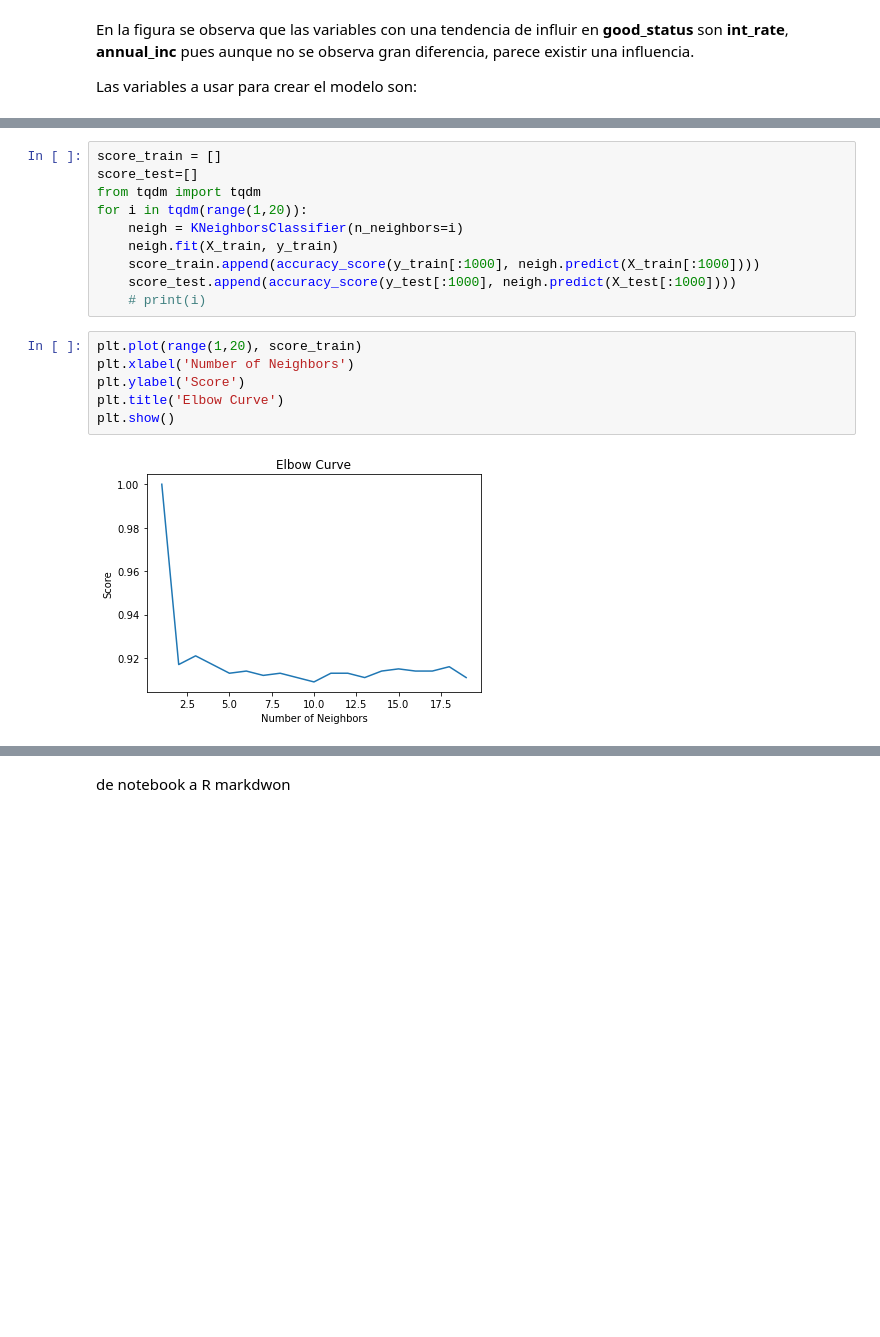
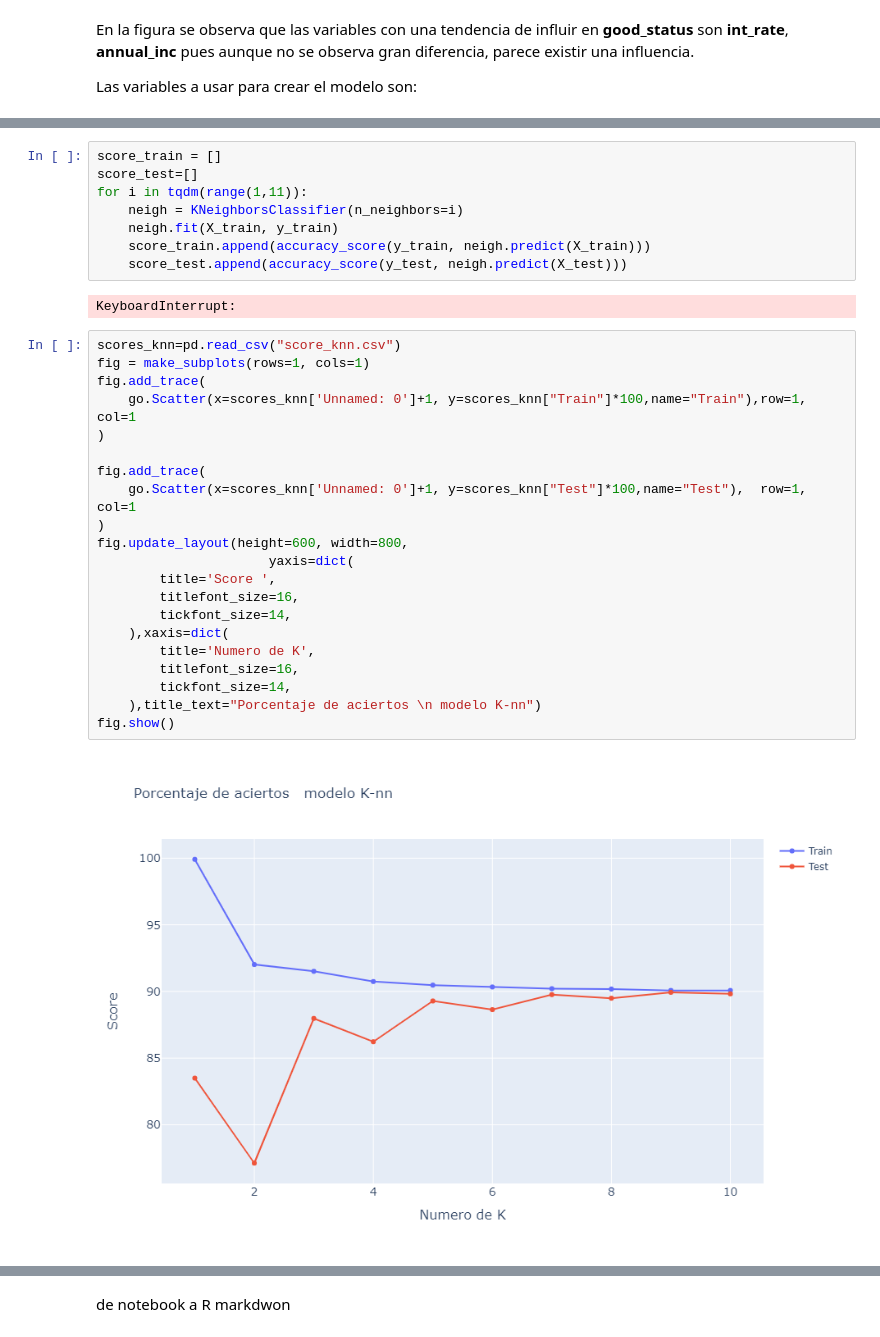
Before and after one commit to Germanchelo13/Credit-risk-model, a Jupyter notebook: informe_prueba.ipynb, the cells around one changed output, grey strips where cells are left out. Saved outputs shown, nothing was run; the diff lists cells and outputs as text; blank space fills up the shorter version.

```diff
--- a/informe_prueba.ipynb
+++ b/informe_prueba.ipynb
@@ -396,18 +464,33 @@ X_train
 # %%
 score_train = []
 score_test=[]
-from tqdm import tqdm
-for i in tqdm(range(1,20)):
+for i in tqdm(range(1,11)):
     neigh = KNeighborsClassifier(n_neighbors=i)
     neigh.fit(X_train, y_train)
-    score_train.append(accuracy_score(y_train[:1000], neigh.predict(X_train[:1000])))
-    score_test.append(accuracy_score(y_test[:1000], neigh.predict(X_test[:1000])))
-    # print(i)
+    score_train.append(accuracy_score(y_train, neigh.predict(X_train)))
+    score_test.append(accuracy_score(y_test, neigh.predict(X_test)))
+# %% [output]
+KeyboardInterrupt:
 # %%
-plt.plot(range(1,20), score_train)
-plt.xlabel('Number of Neighbors')
-plt.ylabel('Score')
-plt.title('Elbow Curve')
-plt.show()
+scores_knn=pd.read_csv("score_knn.csv")
+fig = make_subplots(rows=1, cols=1)
+fig.add_trace(
+    go.Scatter(x=scores_knn['Unnamed: 0']+1, y=scores_knn["Train"]*100,name="Train"),row=1, col=1
+)
+
+fig.add_trace(
+    go.Scatter(x=scores_knn['Unnamed: 0']+1, y=scores_knn["Test"]*100,name="Test"),  row=1, col=1
+)
+fig.update_layout(height=600, width=800,
+                      yaxis=dict(
+        title='Score ',
+        titlefont_size=16,
+        tickfont_size=14,
+    ),xaxis=dict(
+        title='Numero de K',
+        titlefont_size=16,
+        tickfont_size=14,
+    ),title_text="Porcentaje de aciertos \n modelo K-nn")
+fig.show()
 # %% [output]
-[figure, old version]
+[figure, new version]
```
Also changed, not shown: parts of 39 cells of this notebook, 9 other files.
